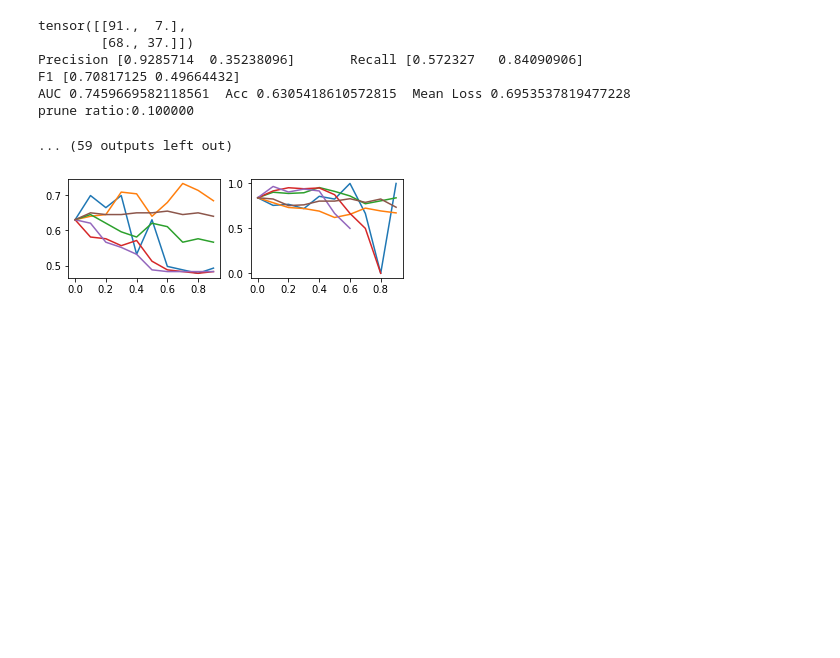
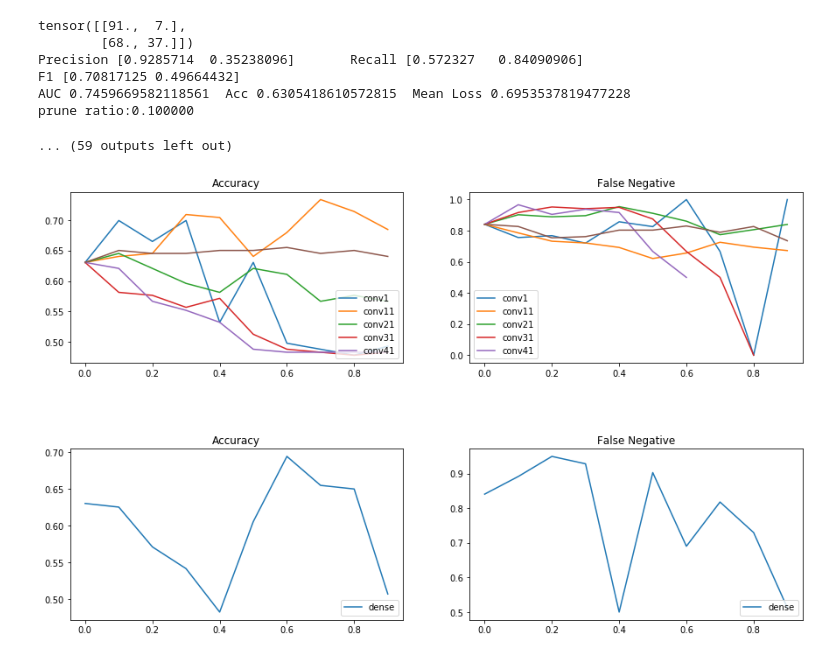
Before and after one commit to MICHAEL-ZENZ/COVID-Classification, a Jupyter notebook: runPrune.ipynb, the cells around one changed output. Saved outputs shown, nothing was run; the diff lists cells and outputs as text; code cells hidden in the pictures; blank space fills up the shorter version.

```diff
--- a/runPrune.ipynb
+++ b/runPrune.ipynb
@@ -375,28 +375,36 @@ yconvACC_bak,yconvFN_bak=yconvACC.copy(),yconvFN.copy()
 ydenseACC_bak,ydenseFN_bak=ydenseACC.copy(),ydenseFN.copy()
 # %%
 
-# for i in range(8):
-#     if yacc[i]==np.nan:yacc[i]=0
-#     if yFNs[i]==np.nan:yFNs[i]=0
+yconvACC,yconvFN=np.load('yconvACC.npy'),np.load('yconvFN.npy')
+ydenseACC,ydenseFN=np.load('ydenseACC.npy'),np.load('ydenseFN.npy')
+
+plt.figure(figsize=(15,9))
+plt.subplots_adjust(hspace=0.5)
 
 plt.subplot(2,2,1)
 for yACC in yconvACC:
     plt.plot(ratios, yACC)
-plt.legend(["conv"+str(i*10) for i in range(1,)], loc='lower right')
+plt.title("Accuracy")
+plt.legend(["conv"+str(i*10+1) for i in range(5)], loc='lower right')
 plt.subplot(2,2,2)
 for yFN in yconvFN:
     plt.plot(ratios, yFN)
-
-# plt.subplot(2,2,3)
-# for yACC in ydenseACC:
-#     plt.subplot(ratios,yACC)
-# plt.subplot(2,2,4)
-# for yFN in ydenseFN:
-#     plt.subplot(ratios,yFN)
+plt.title("False Negative")
+plt.legend(["conv"+str(i*10+1) for i in range(5)], loc='lower left')
+plt.subplot(2,2,3)
+for yACC in ydenseACC:
+    plt.plot(ratios,yACC)
+plt.title("Accuracy")
+plt.legend(["dense"], loc='lower right')
+plt.subplot(2,2,4)
+for yFN in ydenseFN:
+    plt.plot(ratios,yFN)
+plt.title("False Negative")
+plt.legend(["dense"], loc='lower right')
 
 
 plt.show()
 
 # plt.show()
 # %% [output]
-[figure, old version]
+[figure, new version]
```
